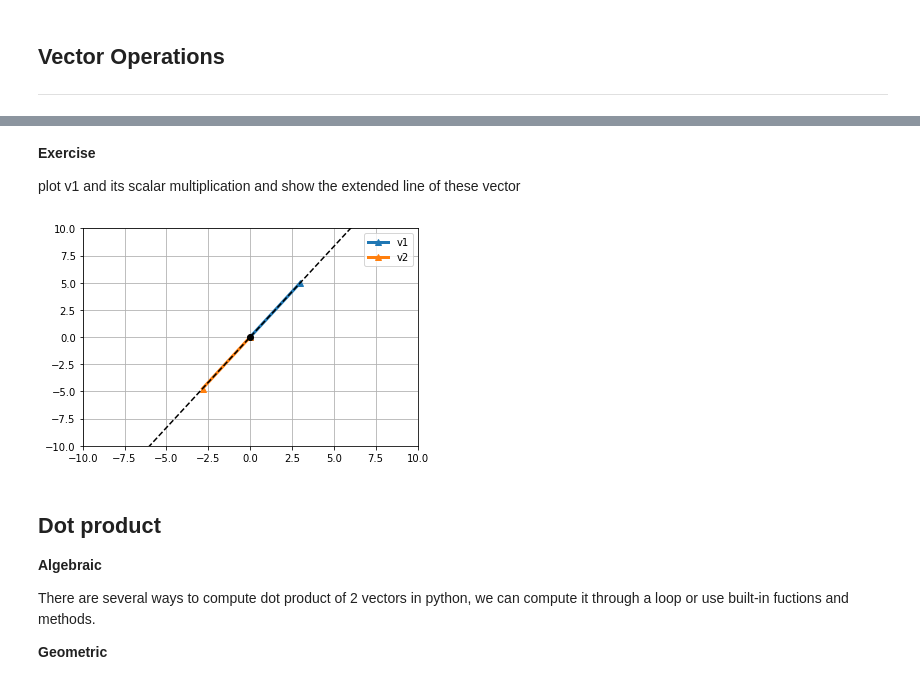
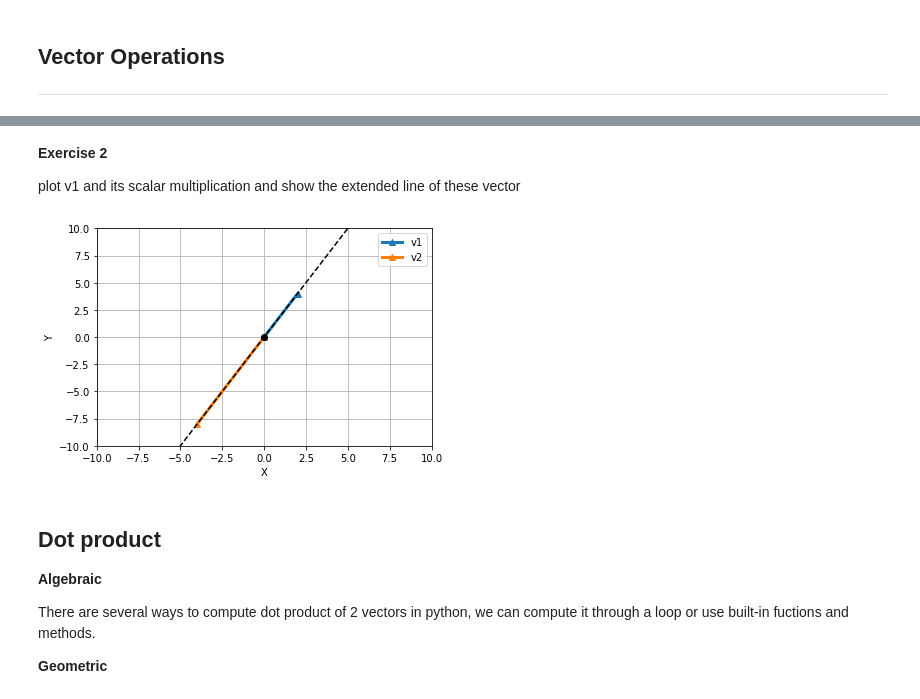
Before and after one commit to MiladQolami/Mathematical-tools-for-neuroscience, a Jupyter notebook: Linear_Algebra/Linear_algebra_vectors.ipynb, the cells around one changed output, grey strips where cells are left out. Cells and saved outputs as stored; diff of their text form; code cells hidden in the pictures.

```diff
--- a/Linear_Algebra/Linear_algebra_vectors.ipynb
+++ b/Linear_Algebra/Linear_algebra_vectors.ipynb
@@ -94,10 +117,10 @@ plt.show()
 # %%
 # Scalaar multiplication
-# a random scalar from standard normal distribution
-aScalar =  np.random.randn()
+
+aScalar =  -2
 print(aScalar)
 
-v1 = np.array([[3],[5]])
+v1 = np.array([[2],[4]])
 
 # Algebraic
 v2 = aScalar * v1
@@ -113,5 +136,5 @@ print(v2)
 # %% [markdown]
-**Exercise**
+**Exercise 2**
 
 plot v1 and its scalar multiplication and show the extended line of these vector
 # %%
@@ -119,23 +142,29 @@ plot v1 and its scalar multiplication and show the extended line of these vector
 # %%
 #@markdown Solution
 
+# Create a figure and axis object
 fig,ax = plt.subplots()
+
+# Plot v1 and v2 and origin
 ax.plot([0,v1[0]],[0,v1[1]],'-^',linewidth = 3, label = 'v1')
 ax.plot([0,v2[0]],[0,v2[1]],'-^',linewidth = 3,label = 'v2')
 ax.plot(0,0,'ko')
+
+# Plotting the extended line
+m = v1[1]/v1[0]     # Compute the slope of the line
+X = np.linspace(-20,20,50)     # Some x's
+Y = m * X       # compute y's
+ax.plot(X,Y,'k--')
+
+# Add a legend, gridlines, and axis labels
 ax.legend()
 ax.grid()
-ax.set(xlim = (-10,10),ylim = (-10,10))
+ax.set(xlim=(-10, 10), ylim=(-10, 10), xlabel='X', ylabel='Y')
 
-# plotting the extended line
-m = v1[1]/v1[0]     # The slope of the line
-X = np.linspace(-20,20,50)     # Some x's
-Y = m * X       # compute y's
 
-ax.plot(X,Y,'k--')
 plt.show()
 # %% [output]
-[figure, old version]
+[figure, new version]
 # %% [markdown]
 ## Dot product
 
```
Also changed, not shown: parts of 19 cells of this notebook.
